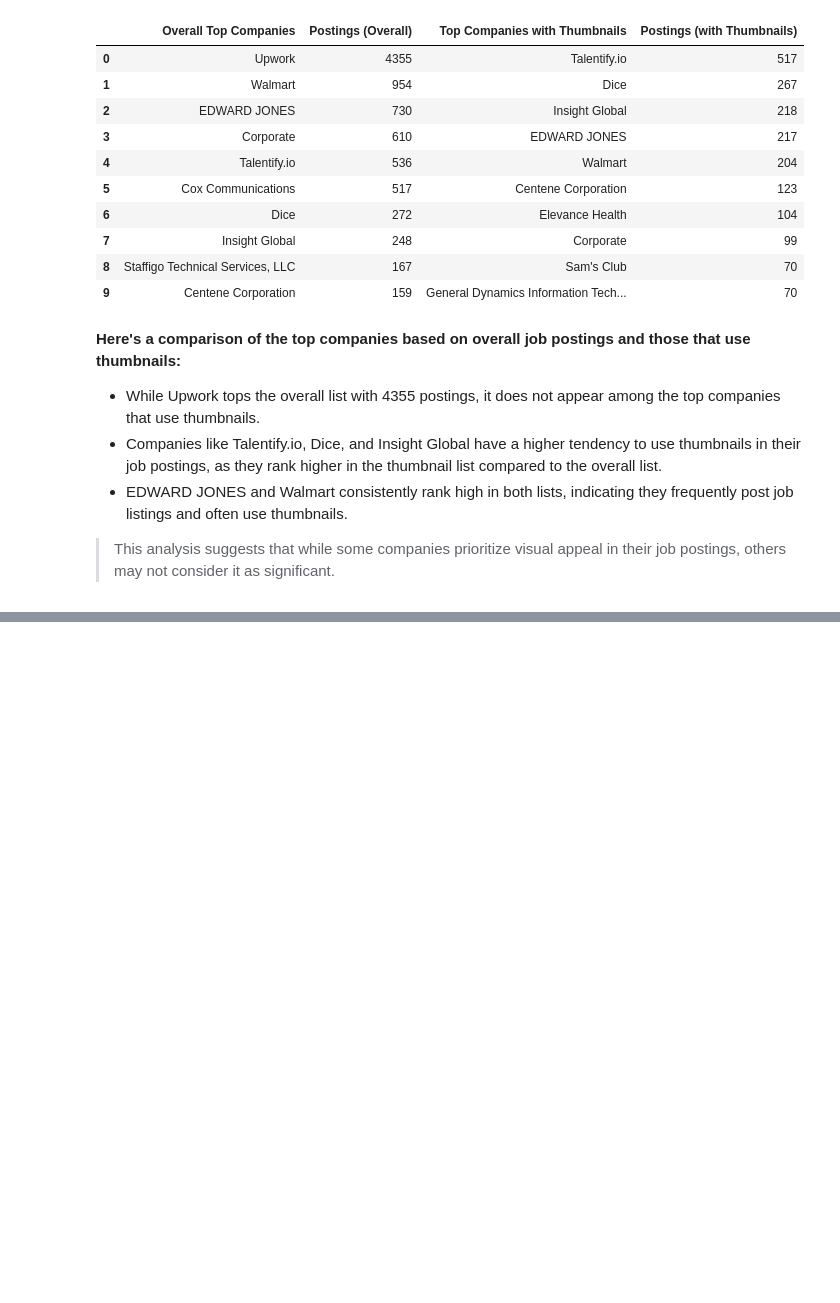
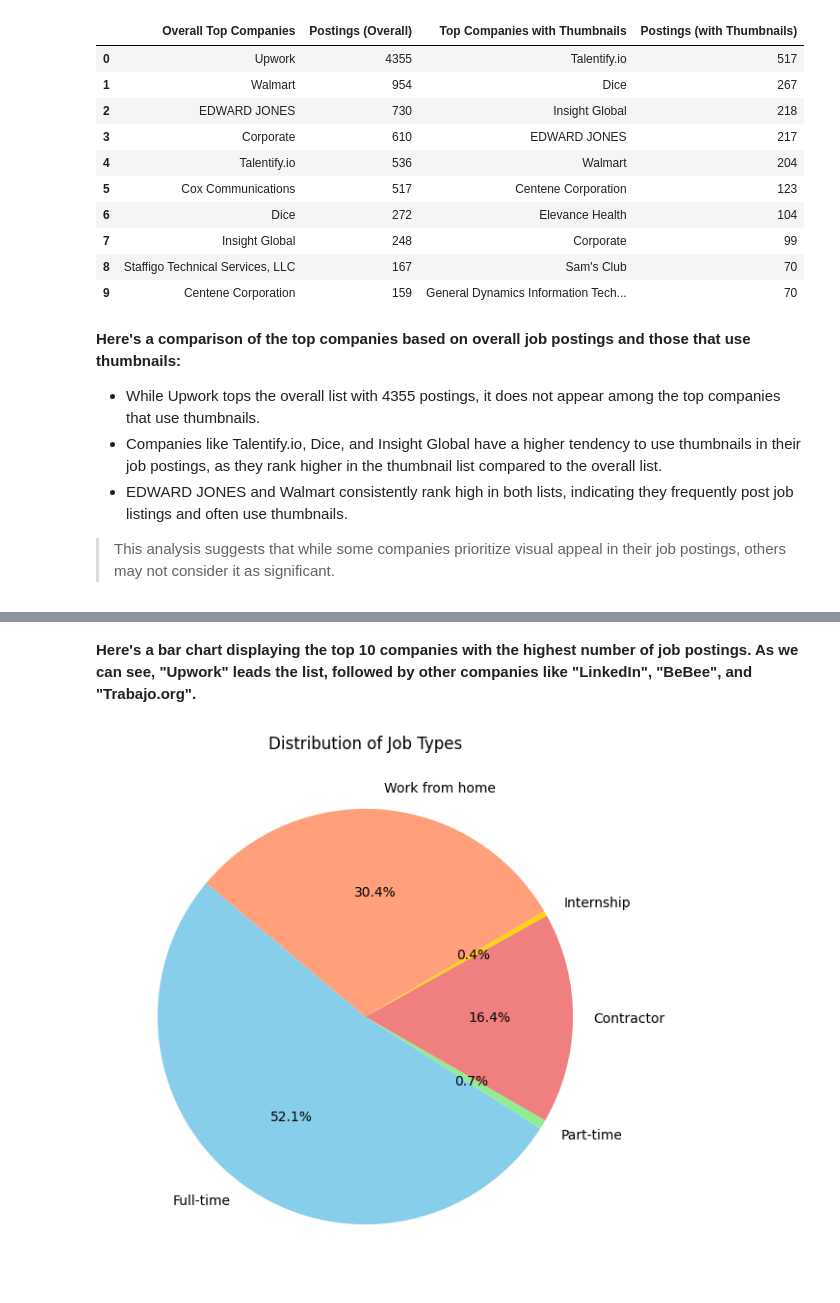
Before and after one commit to raj-rajat/Data-Analyst-Job-Postings-Pay-Skills-Benefits-, a Jupyter notebook: data-analyst-job-postings-pay-skills-benefits.ipynb, the cells around one changed output, grey strips where cells are left out. Drawn from its saved outputs; the diff is of its cells as text; code cells hidden in the pictures; blank space fills up the shorter version.

```diff
--- a/data-analyst-job-postings-pay-skills-benefits.ipynb
+++ b/data-analyst-job-postings-pay-skills-benefits.ipynb
@@ -457,0 +743,13 @@ comparison_df
+# %% [markdown]
+**Here's a bar chart displaying the top 10 companies with the highest number of job postings. As we can see, "Upwork" leads the list, followed by other companies like "LinkedIn", "BeBee", and "Trabajo.org".**
+# %%
+# Pie Chart: Distribution of job types
+job_types_to_display = ["Full-time", "Part-time", "Contractor", "Internship", "Work from home"]
+job_types_values = [job_attributes_counts[job_type] for job_type in job_types_to_display]
+
+plt.figure(figsize=(10, 7))
+plt.pie(job_types_values, labels=job_types_to_display, autopct='%1.1f%%', startangle=140, colors=['skyblue', 'lightgreen', 'lightcoral', 'gold', 'lightsalmon'])
+plt.title('Distribution of Job Types')
+plt.show()
+# %% [output]
+[figure, added]
```
Also changed, not shown: parts of 27 cells of this notebook.
